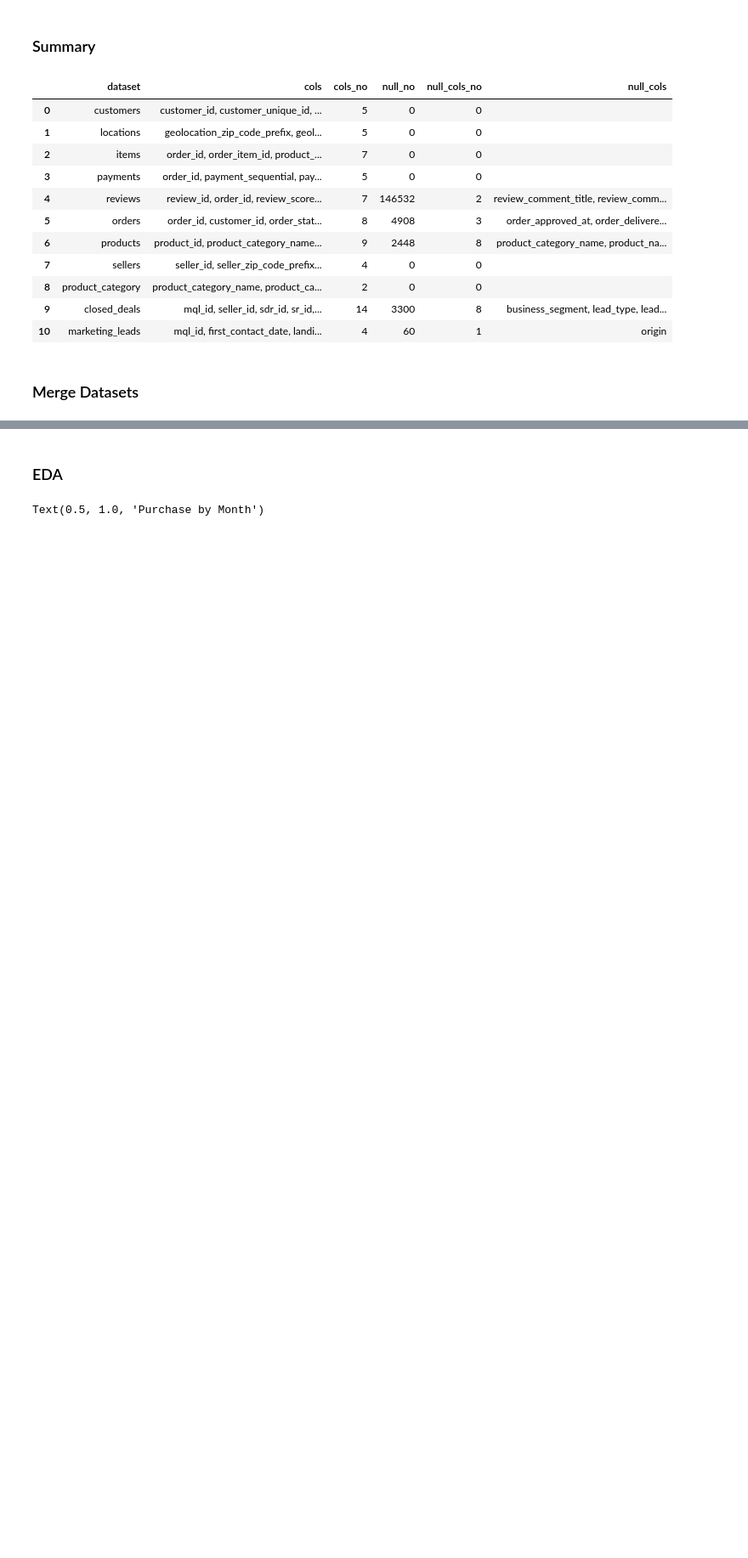
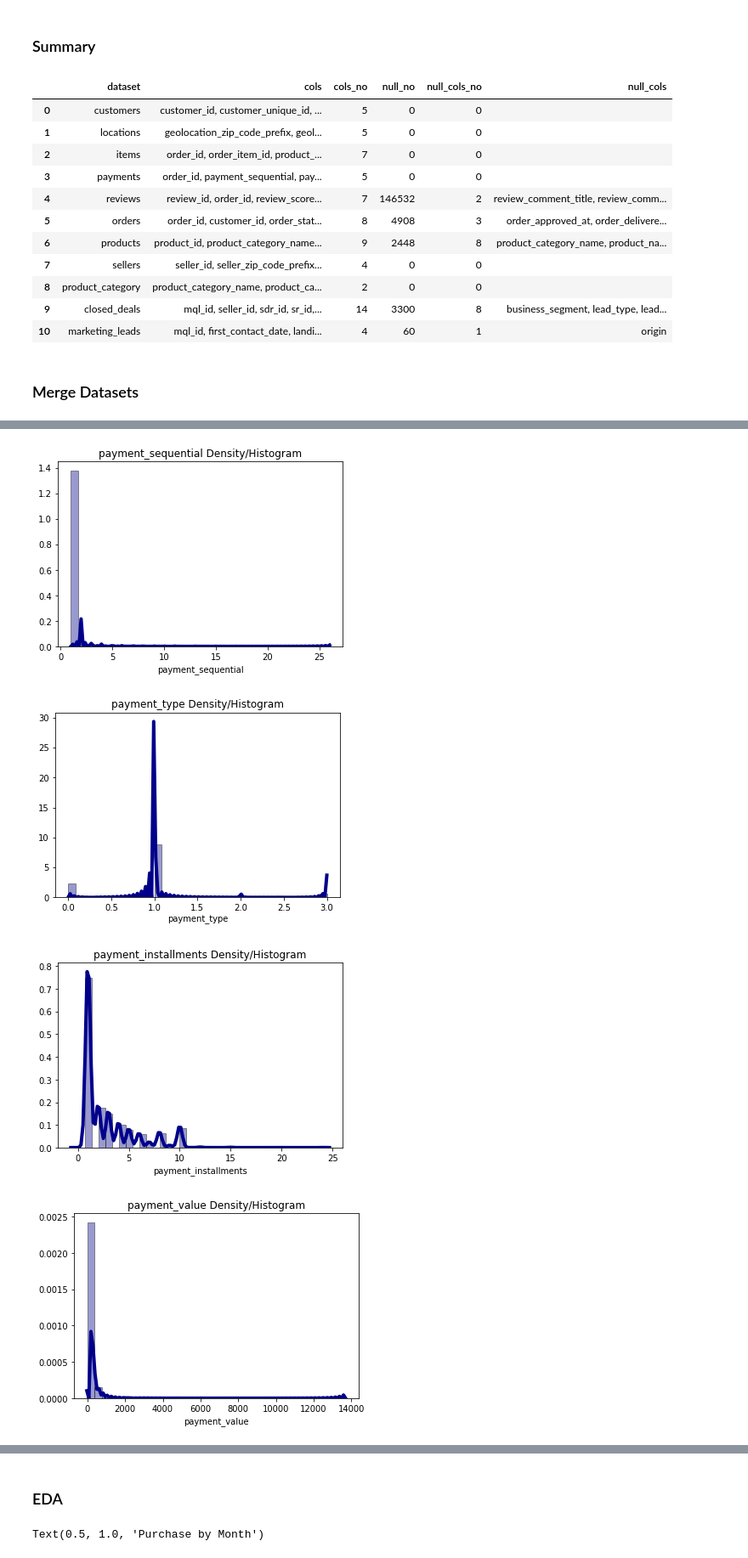
Before and after one commit to PixarJunkie/dsc-672-capstone-project, a Jupyter notebook: notebooks/data-exploration.ipynb, the cells around one changed output, grey strips where cells are left out. Shown at 85% size. Cells and saved outputs as stored; diff of their text form; code cells hidden in the pictures; blank space fills up the shorter version.

```diff
--- a/notebooks/data-exploration.ipynb
+++ b/notebooks/data-exploration.ipynb
@@ -70,12 +68,11 @@ merge_df = merge_df.merge(products, on = 'product_id', how = 'left')
 merge_df = merge_df.merge(product_category, on = "product_category_name", how = 'left')
 final_df = merge_df.merge(sellers, on = 'seller_id', how = 'left')
 
-#Add funnel merge for final df
-# final_df = merge_df.merge(funnel_merge, on = 'seller_id', how = 'left')
-
 #Drop NAs, check shape, check NANs
 print(final_df.shape)
 final_df.dropna(inplace=True)
-final_df.isna().sum()
+
+#Drop unecessary columns
+final_df.drop(['product_category_name'], axis = 1, inplace = True)
 # %% [output]
 (118434, 34)
@@ -98,0 +126,15 @@ dtype: int64
+# %%
+#Transform features
+le = LabelEncoder()
+
+#List of columns to transform
+dummy_cols = ['order_status', 'payment_type', 'customer_state', 'customer_city', 'seller_city', 'seller_state', 'product_category_name_english', 'customer_unique_id', 'seller_id', 'product_id']
+
+#Encode features
+for col in dummy_cols:
+    dummy_df[col] = le.fit_transform(dummy_df[col])
+
+#Drop uneeded columns
+dummy_df.drop(columns = ['order_id', 'order_status', 'customer_id', 'order_purchase_timestamp', 'order_delivered_customer_date', 'order_delivered_carrier_date', 'order_estimated_delivery_date', 'shipping_limit_date',
+                         'order_approved_at', 'customer_lat', 'customer_lng', 'seller_lat', 'seller_lng', 'customer_lat_lng', 'seller_lat_lng', 'product_name_lenght', 'product_photos_qty',
+                         'product_description_lenght'], axis = 1, inplace = True)
@@ -98,0 +143,13 @@ dtype: int64
+# %%
+#Density plots and histograms of data2 columns
+for col in dummy_df.columns:
+    sns.distplot(dummy_df['%s' %(col)], hist = True, kde = True,
+                 bins = int(180 / 5), color = 'darkblue',
+                 hist_kws = {'edgecolor': 'black'},
+                 kde_kws = {'linewidth': 4}).set_title(str(col) + ' Density/Histogram')
+    plt.show()
+# %% [output]
+[figure, added]
+[figure, added]
+[figure, added]
+[figure, added]
```
Also changed, not shown: parts of 17 cells of this notebook, 17 other files.
